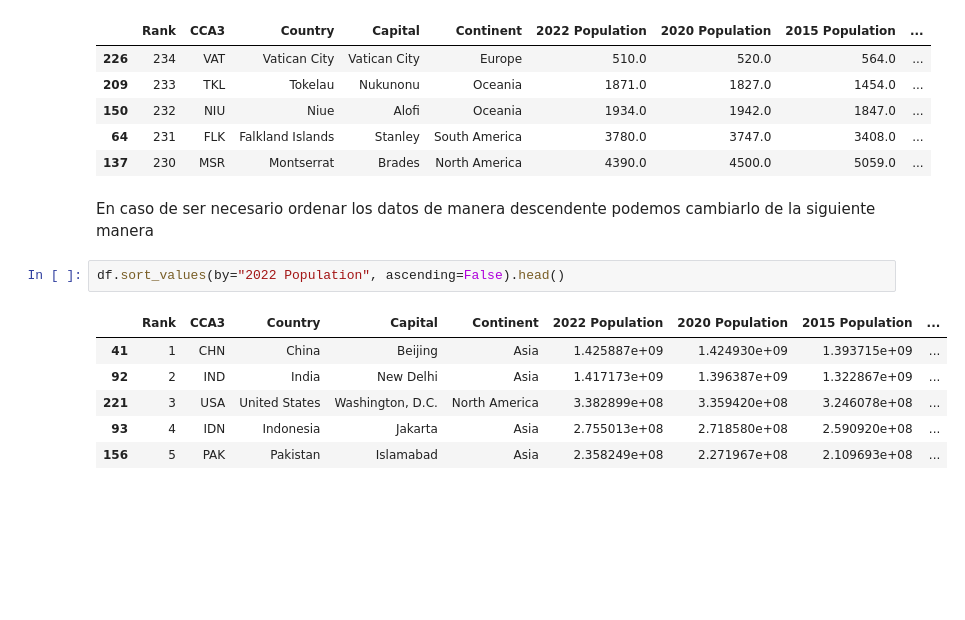
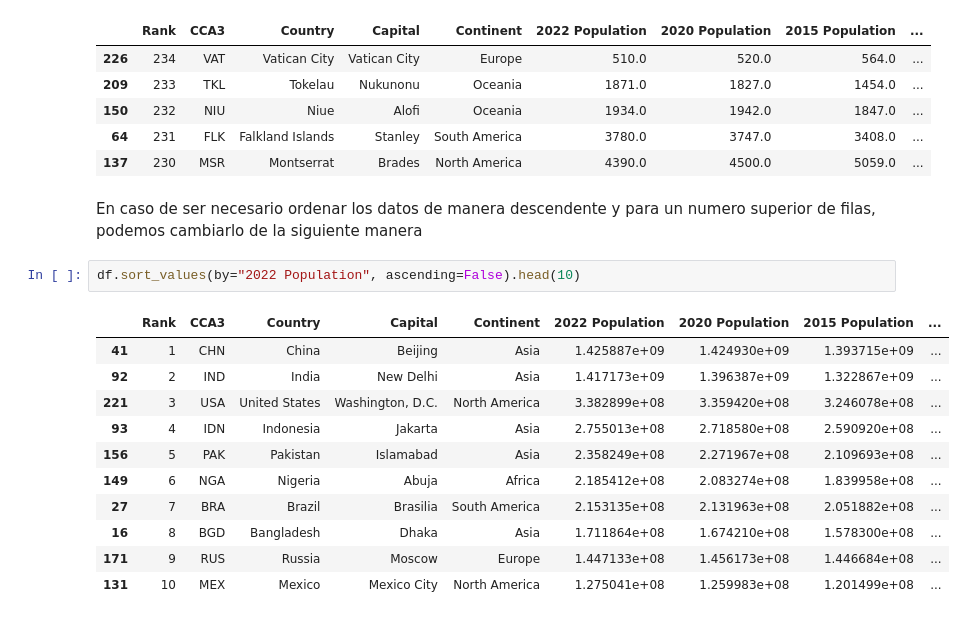
Before and after one commit to andreavazquezt/ProyectoIntegrador, a Jupyter notebook: ExploratoryDataAnalysis.ipynb, the cells around one changed output. Saved outputs shown, nothing was run; the diff lists cells and outputs as text; blank space fills up the shorter version.

```diff
--- a/ExploratoryDataAnalysis.ipynb
+++ b/ExploratoryDataAnalysis.ipynb
@@ -123,13 +123,18 @@ df.sort_values(by="2022 Population").head()
 | 64 | 231 | FLK | Falkland Islands | Stanley | South America | 3780.0 | 3747.0 | 3408.0 | ... |
 | 137 | 230 | MSR | Montserrat | Brades | North America | 4390.0 | 4500.0 | 5059.0 | ... |
 # %% [markdown]
-En caso de ser necesario ordenar los datos de manera descendente podemos cambiarlo de la siguiente manera
+En caso de ser necesario ordenar los datos de manera descendente y para un numero superior de filas, podemos cambiarlo de la siguiente manera
 # %%
-df.sort_values(by="2022 Population", ascending=False).head()
+df.sort_values(by="2022 Population", ascending=False).head(10)
 # %% [output]
 |  | Rank | CCA3 | Country | Capital | Continent | 2022 Population | 2020 Population | 2015 Population | ... |
 | 41 | 1 | CHN | China | Beijing | Asia | 1.425887e+09 | 1.424930e+09 | 1.393715e+09 | ... |
 | 92 | 2 | IND | India | New Delhi | Asia | 1.417173e+09 | 1.396387e+09 | 1.322867e+09 | ... |
 | 221 | 3 | USA | United States | Washington, D.C. | North America | 3.382899e+08 | 3.359420e+08 | 3.246078e+08 | ... |
 | 93 | 4 | IDN | Indonesia | Jakarta | Asia | 2.755013e+08 | 2.718580e+08 | 2.590920e+08 | ... |
 | 156 | 5 | PAK | Pakistan | Islamabad | Asia | 2.358249e+08 | 2.271967e+08 | 2.109693e+08 | ... |
+| 149 | 6 | NGA | Nigeria | Abuja | Africa | 2.185412e+08 | 2.083274e+08 | 1.839958e+08 | ... |
+| 27 | 7 | BRA | Brazil | Brasilia | South America | 2.153135e+08 | 2.131963e+08 | 2.051882e+08 | ... |
+| 16 | 8 | BGD | Bangladesh | Dhaka | Asia | 1.711864e+08 | 1.674210e+08 | 1.578300e+08 | ... |
+| 171 | 9 | RUS | Russia | Moscow | Europe | 1.447133e+08 | 1.456173e+08 | 1.446684e+08 | ... |
+| 131 | 10 | MEX | Mexico | Mexico City | North America | 1.275041e+08 | 1.259983e+08 | 1.201499e+08 | ... |
```
Also changed, not shown: parts of 1 cell of this notebook.
